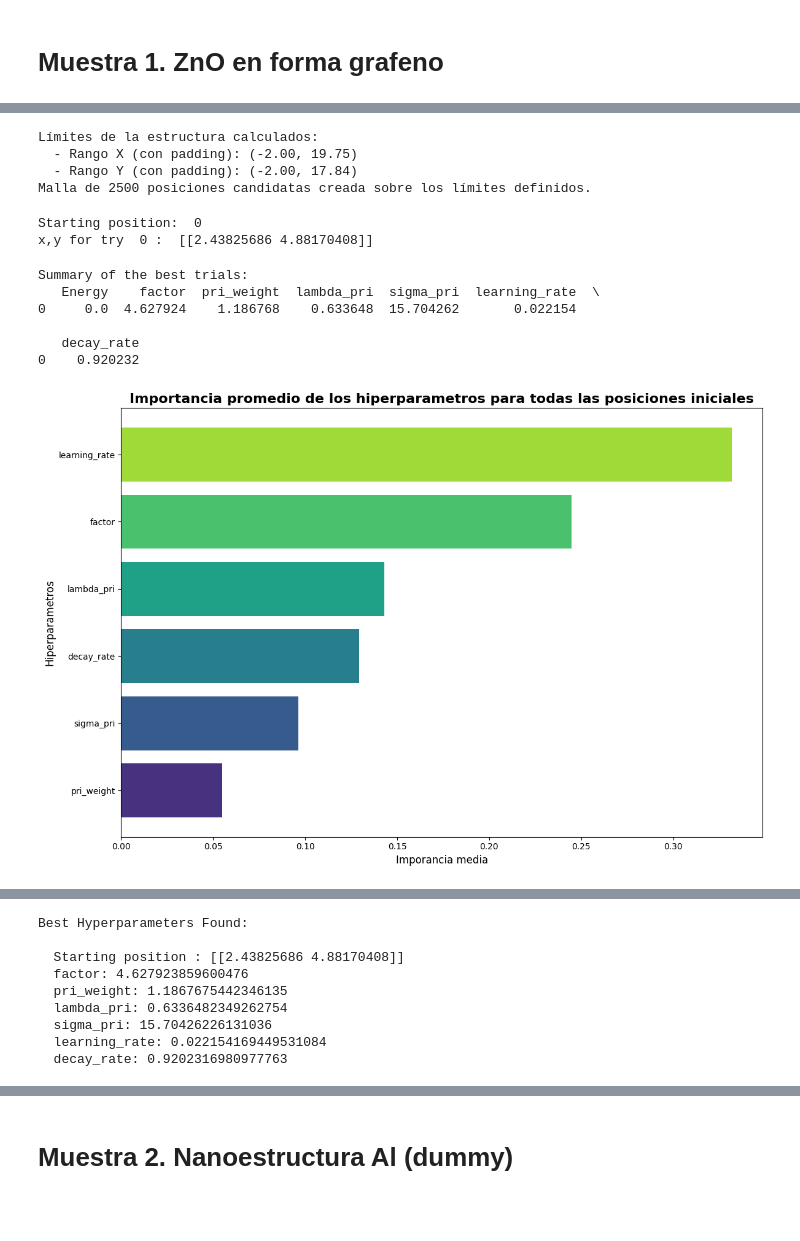
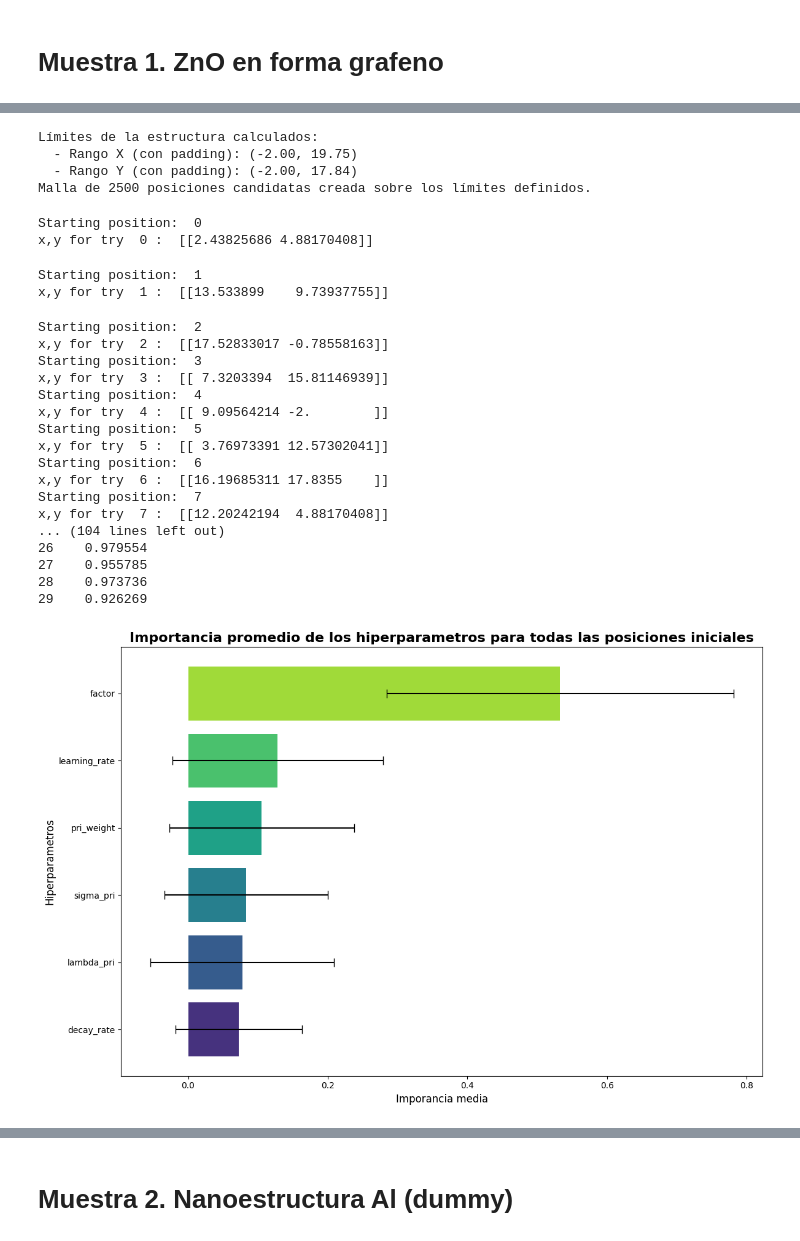
Before and after one commit to juansebastiangit/Inteligencia_artificial, a Jupyter notebook: Proyecto/piris-bo.ipynb, the cells around one changed output, grey strips where cells are left out. Drawn from its saved outputs; the diff is of its cells as text; code cells hidden in the pictures; blank space fills up the shorter version.

Commit message:
V2.3| a lot of things, but this is the first stable running version of the hopefully full generalized PIRIS algorithm. Test on samples other than ZnO is pending

```diff
--- a/Proyecto/piris-bo.ipynb
+++ b/Proyecto/piris-bo.ipynb
@@ -143,8 +160,8 @@ def starting_point_suggestions(info_k_means, puntos_por_eje):
         return options
     elif tipo == "3D":
         # Generar vectores aleatorios y normalizarlos para obtener puntos en una esfera unitaria
-        options = np.random.randn(num_candidatos, 3)
-        options /= np.linalg.norm(vecs, axis=1, keepdims=True)
+        options = np.random.randn(puntos_por_eje, 3)
+        options /= np.linalg.norm(options, axis=1, keepdims=True)
         print(f"Malla de {options.shape[0]} posiciones candidatas creada sobre los límites definidos.")
         return options # Estos son nuestros vectores de dirección candidatos
     else:
@@ -862,7 +899,7 @@ def show_results(num_atoms, num_ni, system_energy,final_energy_per_ion,starting_
     print(f'Distancia promedio recorrida (magnitud): {mean_magnitude:.3f} Å')
 # %%
 # Definimos una funcion para hacer los ultimos plots de resultados
-def plot_results(loss_history,elements,positions,starting_pos,ion_final_,num_ni, gradN_3D):
+def plot_results(loss_history,elements,positions,starting_pos,ion_final_,num_ni, gradN_3D, params):
     """Grafica la evolucion del costo y la posicion inicial y final de los iones, aqui tambien deberian ir los plots de
     energía vs # de atomos y timpo vs # de atomos.
     Args:
@@ -872,6 +909,8 @@ def plot_results(loss_history,elements,positions,starting_pos,ion_final_,num_ni,
         starting_pos: Posicion inicial de los iones a adsorber antes de la optimización (np.array)
         ion_final_:posicion final de (los) ion(es), optimizada por el entrenamiento en formato numpy(np.float32)
         num_ni: cantidad de iones que se intentaron adsorber (int)
+        gradN_3D: quiver de direccion de la ultima epoca
+        params: informacion de la muestra (dict)
     Returns:
         None"""
     # --- Gráfica de la evolución de la pérdida ---
@@ -894,9 +933,16 @@ def plot_results(loss_history,elements,positions,starting_pos,ion_final_,num_ni,
     final_state = plt.figure(figsize=(12, 10))
     ax = final_state.add_subplot(111, projection='3d')
 
+
+    ion_type = params['ion_type']
+    surface_atom_types = np.unique(elements)
+
+    # Use a seaborn color palette to get a list of distinct colors
+    palette = sns.color_palette("viridis_r", len(surface_atom_types))
+    colors_map = {atom_type: color for atom_type, color in zip(surface_atom_types, palette)}
+
     # Superficie
-    colors_map = {"Zn": "grey", "O": "blue"}
-    for atom_type in set(elements):
+    for atom_type in surface_atom_types:
         idx = (elements == atom_type)
         ax.scatter(positions[idx, 0], positions[idx, 1], positions[idx, 2],
                    color=colors_map.get(atom_type, "black"),
@@ -930,12 +976,14 @@ def plot_results(loss_history,elements,positions,starting_pos,ion_final_,num_ni,
     final_state.show()
 # %%
 # Definimos una funcion que llame todo lo relacionado con la evaluacion final
-def test_and_review(sample_atoms,sample_elements,ion_final,num_atoms, num_ni,starting_pos,loss_history,elements,positions,ion_final_, gradN_3D):
+def test_and_review(sample_atoms,sample_elements,ion_final,num_atoms, num_ni,starting_pos,loss_history,elements,positions,ion_final_, gradN_3D,
+                    params, param_tensors):
     """Llama todas las funciones referentes a la evaluacion de resultados"""
 
-    system_energy, final_energy_per_ion = test_step(sample_atoms,sample_elements,ion_final)
+    ion_type = params['ion_type']
+    system_energy, final_energy_per_ion = test_step(sample_atoms, sample_elements, ion_final, ion_type, param_tensors)
     show_results(num_atoms, num_ni, system_energy,final_energy_per_ion,starting_pos)
-    plot_results(loss_history,elements,positions,starting_pos,ion_final_,num_ni,gradN_3D)
+    plot_results(loss_history,elements,positions,starting_pos,ion_final_,num_ni,gradN_3D, params)
 # %% [markdown]
 # Muestra 1. ZnO en forma grafeno
 # %%
@@ -1071,14 +1153,16 @@ start_time = time.time()
 sample_name = "ZnO_G"
 num_atoms, positions, elements, sample_atoms,sample_elements, geometria = muestra_ZnO_grafeno(rows,a,dist_y,offset_x,cols,dist_x)
 puntos_por_eje = 50
-k = 1
+k = 30
 num_ni = 1
-num_trials = 5
-Studies,Trials = optimization(positions, geometria, puntos_por_eje, k, num_ni,num_trials,random_seed=42)
+num_trials = 50
+Studies,Trials = optimization(positions, geometria, puntos_por_eje, k, num_ni,num_trials, params, param_tensors,random_seed=42)
 best_study = optimization_results(Studies, Trials)
-epochs = 30
-ion_final, ion_final_, starting_pos, loss_history, gradN_3D = training_loop(best_study, epochs,  positions, sample_atoms, sample_elements)
-test_and_review(sample_atoms,sample_elements,ion_final,num_atoms, num_ni,starting_pos,loss_history,elements,positions,ion_final_,gradN_3D)
+epochs = 300
+ion_final, ion_final_, starting_pos, loss_history, gradN_3D = training_loop(best_study, epochs,  positions, sample_atoms, sample_elements,
+                                                                            params, param_tensors)
+test_and_review(sample_atoms,sample_elements,ion_final,num_atoms, num_ni,starting_pos,loss_history,elements,positions,ion_final_,gradN_3D,
+                params, param_tensors)
 
 end_time = time.time()
 exc_time = end_time-start_time
@@ -1087,24 +1171,28 @@ exc_time = end_time-start_time
 Límites de la estructura calculados:
   - Rango X (con padding): (-2.00, 19.75)
   - Rango Y (con padding): (-2.00, 17.84)
 Malla de 2500 posiciones candidatas creada sobre los límites definidos.
 Starting position:  0
 x,y for try  0 :  [[2.43825686 4.88170408]]
-Summary of the best trials:
-   Energy    factor  pri_weight  lambda_pri  sigma_pri  learning_rate  \
-0     0.0  4.627924    1.186768    0.633648  15.704262       0.022154
-
-   decay_rate
-0    0.920232
+Starting position:  1
+x,y for try  1 :  [[13.533899    9.73937755]]
+Starting position:  2
+x,y for try  2 :  [[17.52833017 -0.78558163]]
+Starting position:  3
+x,y for try  3 :  [[ 7.3203394  15.81146939]]
+Starting position:  4
+x,y for try  4 :  [[ 9.09564214 -2.        ]]
+Starting position:  5
+x,y for try  5 :  [[ 3.76973391 12.57302041]]
+Starting position:  6
+x,y for try  6 :  [[16.19685311 17.8355    ]]
+Starting position:  7
+x,y for try  7 :  [[12.20242194  4.88170408]]
+... (104 lines left out)
+26    0.979554
+27    0.955785
+28    0.973736
+29    0.926269
-[figure, old version]
+[figure, new version]
 [interactive output not drawn]
 [interactive output not drawn]
-Best Hyperparameters Found:
-
-  Starting position : [[2.43825686 4.88170408]]
-  factor: 4.627923859600476
-  pri_weight: 1.1867675442346135
-  lambda_pri: 0.6336482349262754
-  sigma_pri: 15.70426226131036
-  learning_rate: 0.022154169449531084
-  decay_rate: 0.9202316980977763
```
Also changed, not shown: parts of 13 cells of this notebook.
